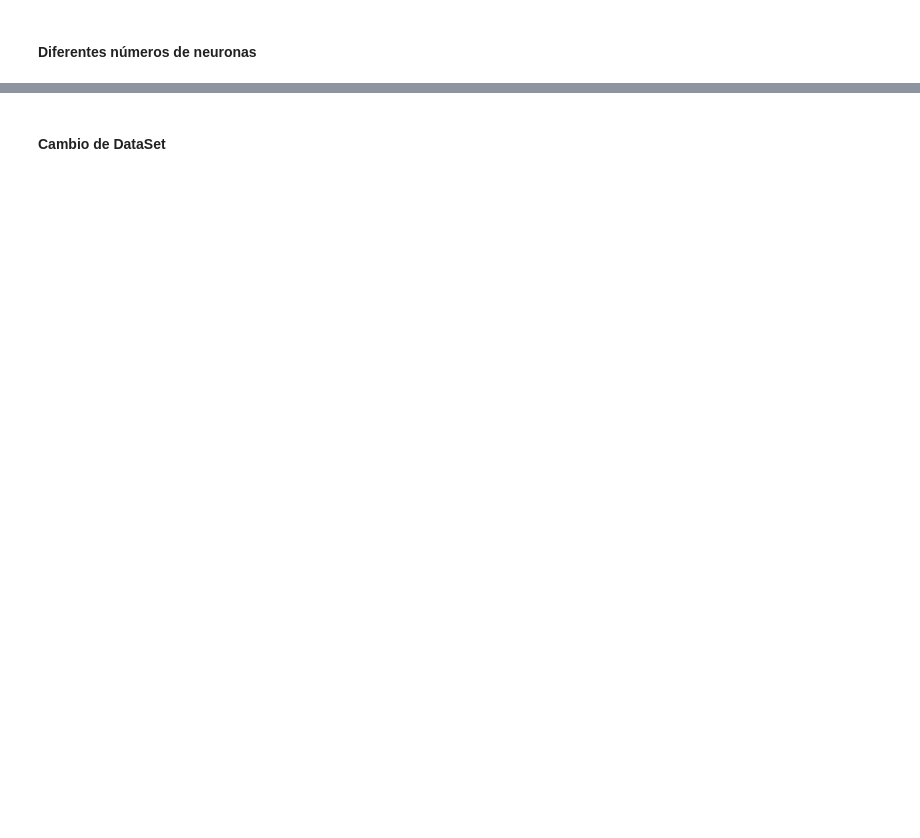
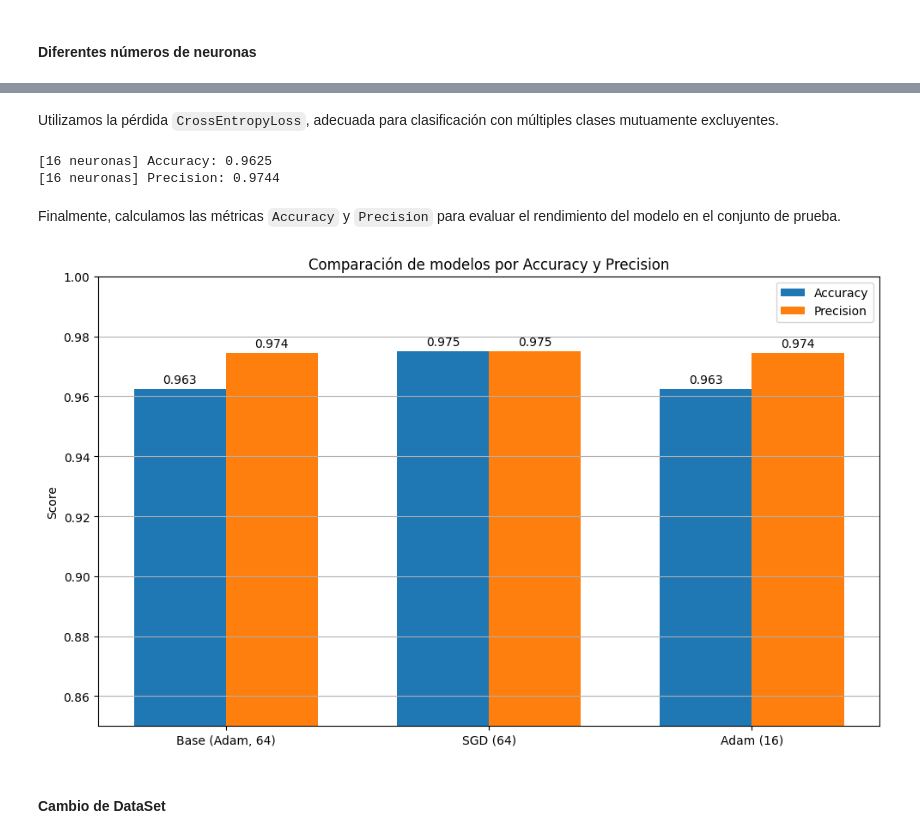
Before and after one commit to jhongarciab/Estudio, a Jupyter notebook: DeepLearning/BreastCancer/BreastCancer.ipynb, the cells around one changed output, grey strips where cells are left out. Cells and saved outputs as stored; diff of their text form; code cells hidden in the pictures; blank space fills up the shorter version.

```diff
--- a/DeepLearning/BreastCancer/BreastCancer.ipynb
+++ b/DeepLearning/BreastCancer/BreastCancer.ipynb
@@ -481,3 +567,65 @@ Epoch [10/10], Train Loss: 0.0652, Test Loss: 0.1095
+# %% [markdown]
+Utilizamos la pérdida `CrossEntropyLoss`, adecuada para clasificación con múltiples clases mutuamente excluyentes.
+# %%
+from sklearn.metrics import accuracy_score, precision_score
+
+# Evaluación: Accuracy y Precision para el modelo con menos neuronas
+model_new.eval()
+y_true = []
+y_pred = []
+
+with torch.no_grad():
+    for X_batch, y_batch in test_loader:
+        outputs = model_new(X_batch)
+        preds = torch.argmax(outputs, dim=1)
+        y_true.extend(y_batch.numpy())
+        y_pred.extend(preds.numpy())
+
+accuracy = accuracy_score(y_true, y_pred)
+precision = precision_score(y_true, y_pred)
+
+print(f"[16 neuronas] Accuracy: {accuracy:.4f}")
+print(f"[16 neuronas] Precision: {precision:.4f}")
+# %% [output]
+[16 neuronas] Accuracy: 0.9625
+[16 neuronas] Precision: 0.9744
+# %% [markdown]
+Finalmente, calculamos las métricas `Accuracy` y `Precision` para evaluar el rendimiento del modelo en el conjunto de prueba.
+# %%
+import matplotlib.pyplot as plt
+import numpy as np
+
+# Nombres de los modelos
+model_names = ['Base (Adam, 64)', 'SGD (64)', 'Adam (16)']
+
+# Métricas calculadas previamente
+accuracies = [0.9625, 0.9750, 0.9625]
+precisions = [0.9744, 0.9750, 0.9744]
+x = np.arange(len(model_names))
+width = 0.35
+
+fig, ax = plt.subplots(figsize=(10, 6))
+bars1 = ax.bar(x - width/2, accuracies, width, label='Accuracy')
+bars2 = ax.bar(x + width/2, precisions, width, label='Precision')
+
+ax.set_ylabel('Score')
+ax.set_title('Comparación de modelos por Accuracy y Precision')
+ax.set_xticks(x)
+ax.set_xticklabels(model_names)
+ax.legend()
+ax.set_ylim(0.85, 1.00)
+ax.grid(True, axis='y')
+
+# Añadir valores encima de cada barra
+for bar in bars1 + bars2:
+    height = bar.get_height()
+    ax.annotate(f'{height:.3f}', xy=(bar.get_x() + bar.get_width() / 2, height),
+                xytext=(0, 3), textcoords='offset points', ha='center', va='bottom')
+
+plt.tight_layout()
+plt.show()
+# %% [output]
+[figure, added]
 # %% [markdown]
 #### Cambio de DataSet
 # %%
```
Also changed, not shown: parts of 23 cells of this notebook.
